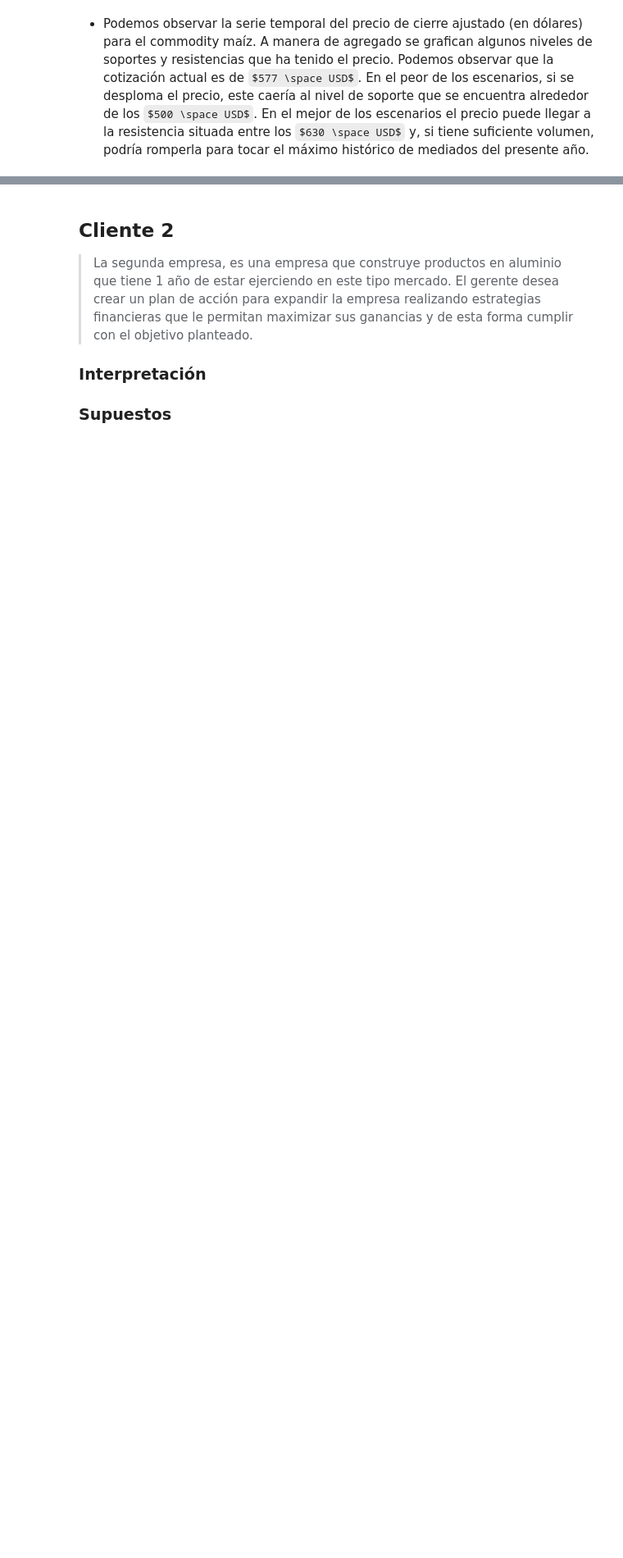
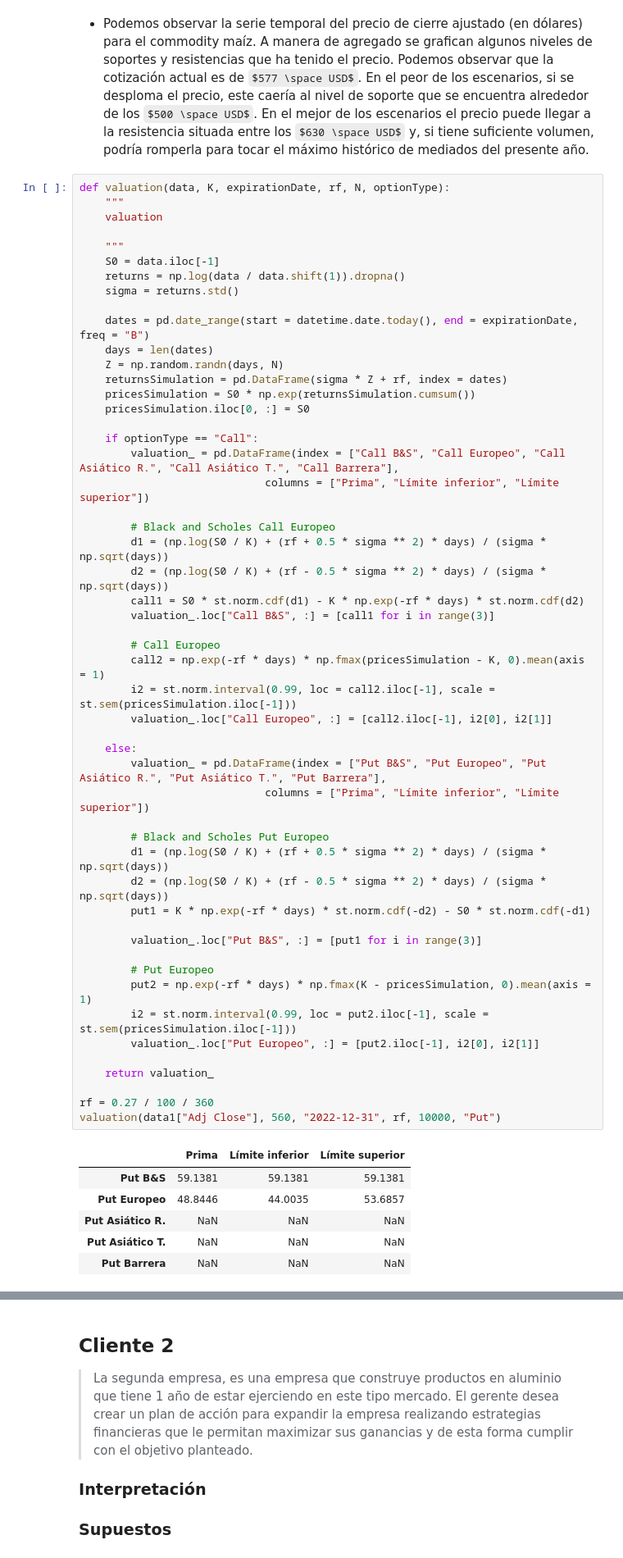
Before and after one commit to diegolazareno/Examen3_SPF, a Jupyter notebook: Examen_Tema3_DALopez.ipynb, the cells around one changed output, grey strips where cells are left out. Shown at 82% size. Cells and saved outputs as stored; diff of their text form; some formulas as TeX source; blank space fills up the shorter version.

```diff
--- a/Examen_Tema3_DALopez.ipynb
+++ b/Examen_Tema3_DALopez.ipynb
@@ -207,3 +210,62 @@ print("Último precio de cotización: " + str(data1["Adj Close"].iloc[-1]))
 [figure]
 # %% [markdown]
 + Podemos observar la serie temporal del precio de cierre ajustado (en dólares) para el commodity maíz. A manera de agregado se grafican algunos niveles de soportes y resistencias que ha tenido el precio. Podemos observar que la cotización actual es de $577 \space USD$. En el peor de los escenarios, si se desploma el precio, este caería al nivel de soporte que se encuentra alrededor de los $500 \space USD$. En el mejor de los escenarios el precio puede llegar a la resistencia situada entre los $630 \space USD$ y, si tiene suficiente volumen, podría romperla para tocar el máximo histórico de mediados del presente año.
+# %%
+def valuation(data, K, expirationDate, rf, N, optionType):
+    """
+    valuation
+
+    """
+    S0 = data.iloc[-1]
+    returns = np.log(data / data.shift(1)).dropna()
+    sigma = returns.std()
+
+    dates = pd.date_range(start = datetime.date.today(), end = expirationDate, freq = "B")
+    days = len(dates)
+    Z = np.random.randn(days, N)
+    returnsSimulation = pd.DataFrame(sigma * Z + rf, index = dates)
+    pricesSimulation = S0 * np.exp(returnsSimulation.cumsum())
+    pricesSimulation.iloc[0, :] = S0
+
+    if optionType == "Call":
+        valuation_ = pd.DataFrame(index = ["Call B&S", "Call Europeo", "Call Asiático R.", "Call Asiático T.", "Call Barrera"],
+                             columns = ["Prima", "Límite inferior", "Límite superior"])
+
+        # Black and Scholes Call Europeo
+        d1 = (np.log(S0 / K) + (rf + 0.5 * sigma ** 2) * days) / (sigma * np.sqrt(days))
+        d2 = (np.log(S0 / K) + (rf - 0.5 * sigma ** 2) * days) / (sigma * np.sqrt(days))
+        call1 = S0 * st.norm.cdf(d1) - K * np.exp(-rf * days) * st.norm.cdf(d2)
+        valuation_.loc["Call B&S", :] = [call1 for i in range(3)]
+
+        # Call Europeo
+        call2 = np.exp(-rf * days) * np.fmax(pricesSimulation - K, 0).mean(axis = 1)
+        i2 = st.norm.interval(0.99, loc = call2.iloc[-1], scale = st.sem(pricesSimulation.iloc[-1]))
+        valuation_.loc["Call Europeo", :] = [call2.iloc[-1], i2[0], i2[1]]
+
+    else:
+        valuation_ = pd.DataFrame(index = ["Put B&S", "Put Europeo", "Put Asiático R.", "Put Asiático T.", "Put Barrera"],
+                             columns = ["Prima", "Límite inferior", "Límite superior"])
+
+        # Black and Scholes Put Europeo
+        d1 = (np.log(S0 / K) + (rf + 0.5 * sigma ** 2) * days) / (sigma * np.sqrt(days))
+        d2 = (np.log(S0 / K) + (rf - 0.5 * sigma ** 2) * days) / (sigma * np.sqrt(days))
+        put1 = K * np.exp(-rf * days) * st.norm.cdf(-d2) - S0 * st.norm.cdf(-d1)
+
+        valuation_.loc["Put B&S", :] = [put1 for i in range(3)]
+
+        # Put Europeo
+        put2 = np.exp(-rf * days) * np.fmax(K - pricesSimulation, 0).mean(axis = 1)
+        i2 = st.norm.interval(0.99, loc = put2.iloc[-1], scale = st.sem(pricesSimulation.iloc[-1]))
+        valuation_.loc["Put Europeo", :] = [put2.iloc[-1], i2[0], i2[1]]
+
+    return valuation_
+
+rf = 0.27 / 100 / 360
+valuation(data1["Adj Close"], 560, "2022-12-31", rf, 10000, "Put")
+# %% [output]
+|  | Prima | Límite inferior | Límite superior |
+| Put B&S | 59.1381 | 59.1381 | 59.1381 |
+| Put Europeo | 48.8446 | 44.0035 | 53.6857 |
+| Put Asiático R. | NaN | NaN | NaN |
+| Put Asiático T. | NaN | NaN | NaN |
+| Put Barrera | NaN | NaN | NaN |
```
Also changed, not shown: parts of 4 cells of this notebook.
